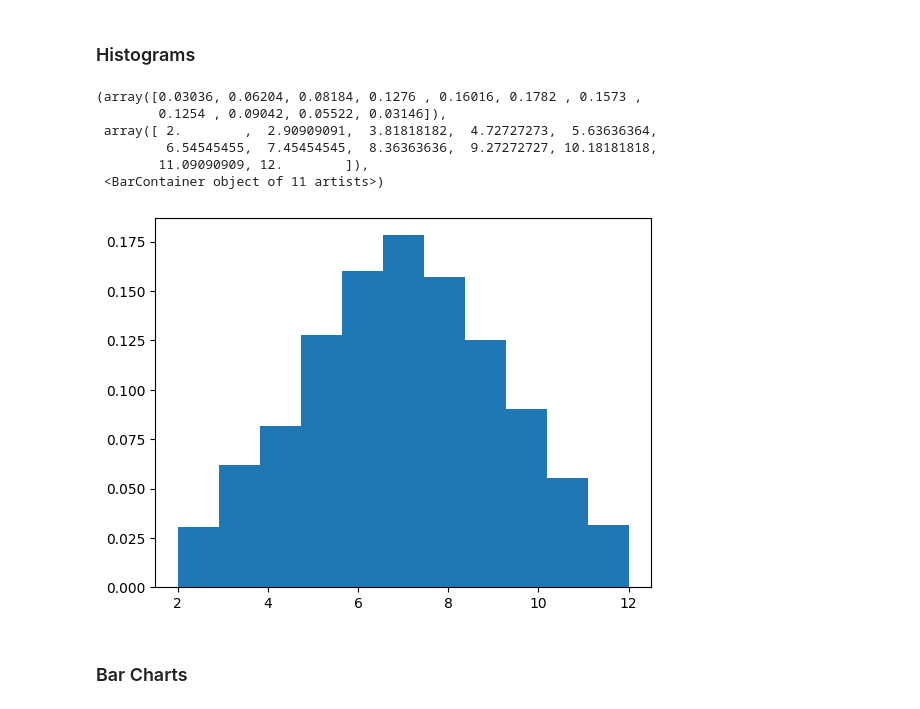
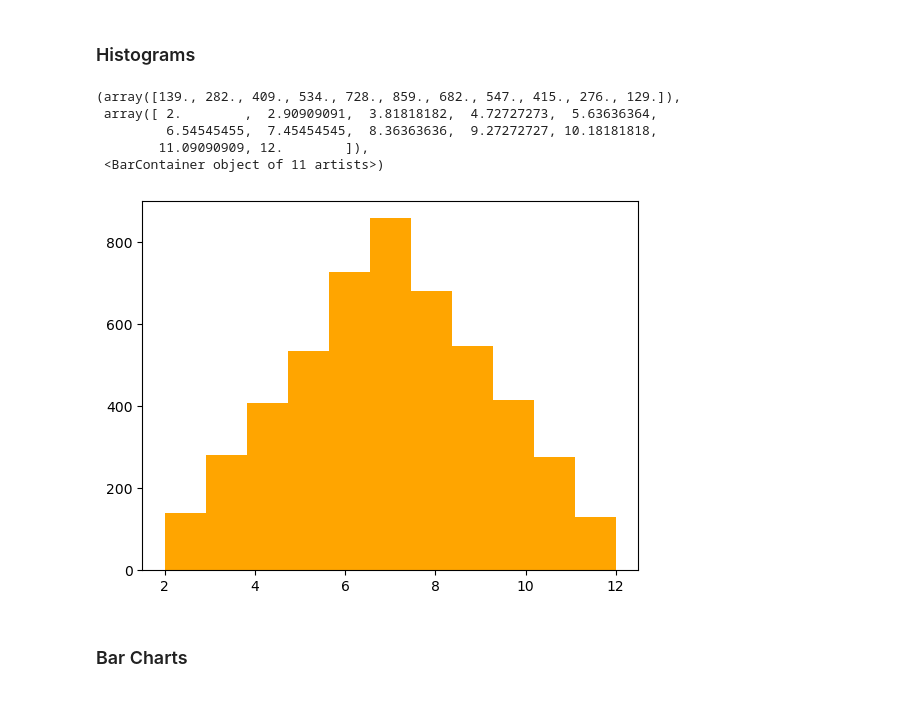
Before and after one commit to yamenkaba/training-bigdata-lab, a Jupyter notebook: Section 04 Visualization/4.1 Matplotlib.ipynb, the cells around one changed output. Saved outputs shown, nothing was run; the diff lists cells and outputs as text; code cells hidden in the pictures.

```diff
--- a/Section 04 Visualization/4.1 Matplotlib.ipynb
+++ b/Section 04 Visualization/4.1 Matplotlib.ipynb
@@ -241,24 +265,23 @@ axes_5.plot(x_1,y_1)
 ### Histograms
 # %%
 # Roll 2 6 sided dies get the sum and plot the histogram
-arr_1 = np.random.randint(1,7,5000)
-arr_2 = np.random.randint(1,7,5000)
+arr_1 = np.random.randint(1, 7, 5000)
+arr_2 = np.random.randint(1, 7, 5000)
 arr_3 = arr_1 + arr_2
 # Bins reprsent the number of options available 2 thru 12 = 11
 # Density returns the frequency of each bin
 # Range gets tuple with bin range interested in
 # cumulative=True use a cumulative distribution
 # histtype='step' genrates a line plot
 # orientation='horizontal'
 # color='orange' change bar color
-plt.hist(arr_3, bins=11, density=True, stacked=True)
+plt.hist(arr_3, bins=11, density=False, stacked=True, color='orange')
 # %% [output]
-(array([0.03036, 0.06204, 0.08184, 0.1276 , 0.16016, 0.1782 , 0.1573 ,
-        0.1254 , 0.09042, 0.05522, 0.03146]),
+(array([139., 282., 409., 534., 728., 859., 682., 547., 415., 276., 129.]),
  array([ 2.        ,  2.90909091,  3.81818182,  4.72727273,  5.63636364,
          6.54545455,  7.45454545,  8.36363636,  9.27272727, 10.18181818,
         11.09090909, 12.        ]),
  <BarContainer object of 11 artists>)
-[figure, old version]
+[figure, new version]
 # %% [markdown]
 ### Bar Charts
```
Also changed, not shown: parts of 23 cells of this notebook, 1 other file.
